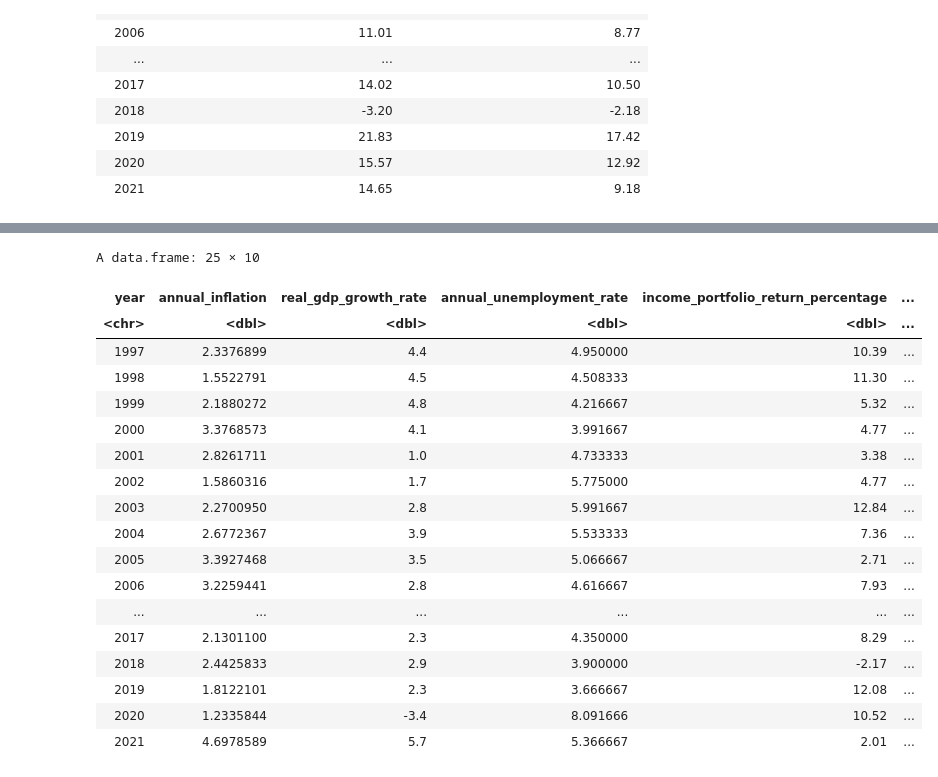
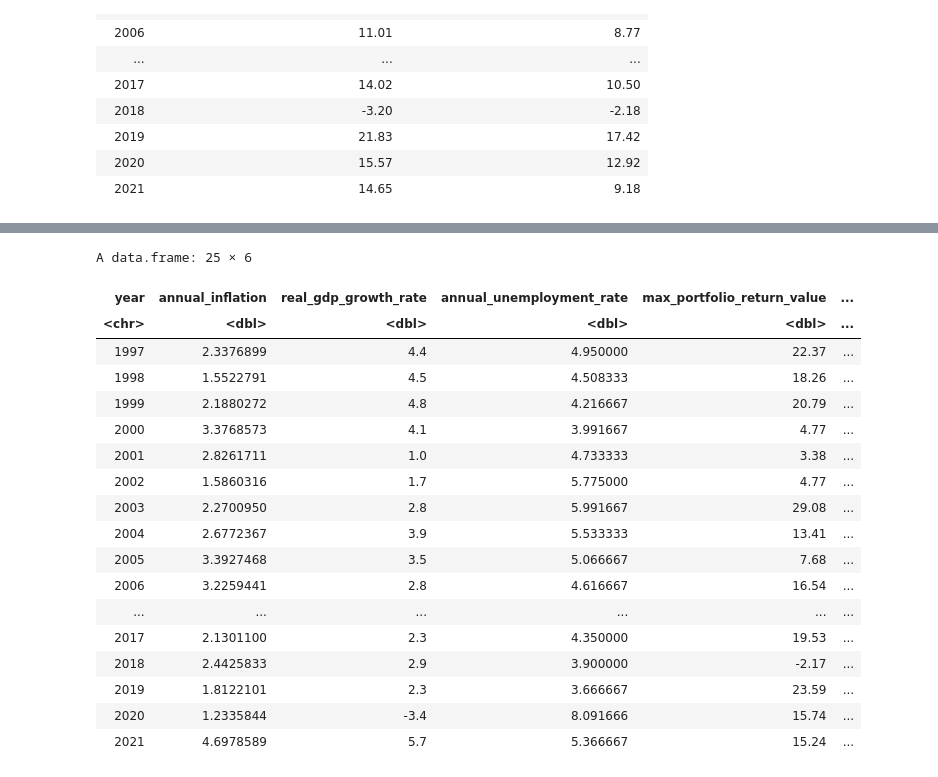
Before and after one commit to Arioniums/DSCI_100_125, a Jupyter notebook: Data Sets.ipynb, the cells around one changed output, grey strips where cells are left out. Cells and saved outputs as stored; diff of their text form; code cells hidden in the pictures.

```diff
--- a/Data Sets.ipynb
+++ b/Data Sets.ipynb
@@ -84,7 +99,11 @@ A tibble: 25 × 2
 | 2020 | -3.4 |
 | 2021 | 5.7 |
 # %%
-unemployment_data <- read_csv("data/unemployment_rates.csv", skip=1)
+unemployment_url <- "https://raw.githubusercontent.com/Arioniums/DSCI_100_125/main/data/unemployment_rates.csv"
+unemployment_path <- "unemployment_rates_data.csv"
+download.file(unemployment_url, destfile = unemployment_path)
+unemployment_data <- read_csv(unemployment_path, skip=1)
+
 unemployment_data_c <- filter(unemployment_data, LOCATION == "USA") |>
                     select(TIME, Value) |>
                     filter(between(TIME, 1997, 2021))
@@ -133,7 +152,10 @@ A tibble: 25 × 2
 | 2020 | 8.091666 |
 | 2021 | 5.366667 |
 # %%
-income_portfolio_data_c <- read_csv("data/income_portfolio.csv", skip = 1, col_names= c("year","X2","income_portfolio_return")) |>
+income_portfolio_url <- "https://raw.githubusercontent.com/Arioniums/DSCI_100_125/main/data/income_portfolio.csv"
+income_portfolio_path <- "income_portfolio_data.csv"
+download.file(income_portfolio_url, destfile = income_portfolio_path)
+income_portfolio_data_c <- read_csv(income_portfolio_path, skip = 1, col_names= c("year","X2","income_portfolio_return")) |>
                             select(year, income_portfolio_return) |>
                             filter(between(year, 1997, 2021))
 
@@ -175,7 +197,11 @@ A tibble: 25 × 2
 | 2020 | 10.52 |
 | 2021 | 2.01 |
 # %%
-sf_fs_portfolio_data_c <- read_csv("data/sixty_forty_and_forty_sixty_portfolio_data.csv", skip = 3, col_names= c("year","X2","60/40_portfolio_return","X3","40/60_portfolio_return")) |>
+sixty_forty_and_forty_sixty_portfolio_url <- "https://raw.githubusercontent.com/Arioniums/DSCI_100_125/main/data/sixty_forty_and_forty_sixty_portfolio_data.csv"
+sf_and_fs_path <- "sixty_forty_and_forty_sixty_portfolio_data.csv"
+download.file(sixty_forty_and_forty_sixty_portfolio_url, destfile = sf_and_fs_path)
+
+sf_fs_portfolio_data_c <- read_csv(sf_and_fs_path, skip = 3, col_names= c("year","X2","60/40_portfolio_return","X3","40/60_portfolio_return")) |>
                                                 select(year, "60/40_portfolio_return", "40/60_portfolio_return") |>
                                                 filter(between(year, 1997, 2021))
 
@@ -220,7 +246,11 @@ A tibble: 25 × 3
 | 2020 | 15.57 | 12.92 |
 | 2021 | 14.65 | 9.18 |
 # %%
-gmc_portfolios_data_c <- read_csv("data/growth_moderate_conservative_portfolios.csv", skip = 3, col_names= c("year","X2","growth_portfolio_return","X3","moderate_portfolio_return","X4","conservative_portfolio_return")) |>
+gmc_url <- "https://raw.githubusercontent.com/Arioniums/DSCI_100_125/main/data/growth_moderate_conservative_portfolios.csv"
+gmc_path <- "growth_moderate_conservative_portfolios.csv"
+download.file(gmc_url, destfile = gmc_path)
+
+gmc_portfolios_data_c <- read_csv(gmc_path, skip = 3, col_names= c("year","X2","growth_portfolio_return","X3","moderate_portfolio_return","X4","conservative_portfolio_return")) |>
                                                 select(year, growth_portfolio_return, moderate_portfolio_return, conservative_portfolio_return) |>
                                                 filter(between(year, 1997, 2021))
 
@@ -267,53 +297,61 @@ A tibble: 25 × 4
 | 2020 | 15.74 | 14.00 | 12.26 |
 | 2021 | 15.24 | 10.83 | 6.42 |
 # %%
-#merging datasets
+#merging datasets: portfolios first
 
 project_ds1 <- merge(
                     x = inflation_data_c,
                     y = gdp_data_c,
                     by = "year")
 project_ds2 <- merge(
                     x = project_ds1,
                     y = unemployment_data_c,
                     by = "year")
 project_ds3 <- merge(
                     x = project_ds2,
                     y = income_portfolio_data_c,
                     by = "year")
 project_ds4 <- merge(
                     x = project_ds3,
                     y = sf_fs_portfolio_data_c,
                     by = "year")
 project_ds_c <- merge(
                     x = project_ds4,
                     y = gmc_portfolios_data_c,
                     by = "year")
 
+#find max portfolio
+
+project_ds_c$max_portfolio_return_value <- do.call(pmax, project_ds_c[5:10])
+project_ds_c$max_portfolio_return_name <- colnames(project_ds_c[5:10])[max.col(project_ds_c[5:10])]
+
+#delete portfolio rows
+project_ds <- select(project_ds_c, year, annual_inflation, real_gdp_growth_rate, annual_unemployment_rate, max_portfolio_return_value, max_portfolio_return_name)
+
 #unemployment_data_c
 #income_portfolio_data_c
 #sf_fs_portfolio_data_c
 #gmc_portfolios_data_c
 
 # the merge happens for each of row in inflation_data, correct this.
-project_ds_c
+project_ds
 # %% [output]
-A data.frame: 25 × 10
+A data.frame: 25 × 6
-| year | annual_inflation | real_gdp_growth_rate | annual_unemployment_rate | income_portfolio_return_percentage | ... |
+| year | annual_inflation | real_gdp_growth_rate | annual_unemployment_rate | max_portfolio_return_value | ... |
 | <chr> | <dbl> | <dbl> | <dbl> | <dbl> | ... |
-| 1997 | 2.3376899 | 4.4 | 4.950000 | 10.39 | ... |
-| 1998 | 1.5522791 | 4.5 | 4.508333 | 11.30 | ... |
-| 1999 | 2.1880272 | 4.8 | 4.216667 | 5.32 | ... |
+| 1997 | 2.3376899 | 4.4 | 4.950000 | 22.37 | ... |
+| 1998 | 1.5522791 | 4.5 | 4.508333 | 18.26 | ... |
+| 1999 | 2.1880272 | 4.8 | 4.216667 | 20.79 | ... |
 | 2000 | 3.3768573 | 4.1 | 3.991667 | 4.77 | ... |
 | 2001 | 2.8261711 | 1.0 | 4.733333 | 3.38 | ... |
 | 2002 | 1.5860316 | 1.7 | 5.775000 | 4.77 | ... |
-| 2003 | 2.2700950 | 2.8 | 5.991667 | 12.84 | ... |
-| 2004 | 2.6772367 | 3.9 | 5.533333 | 7.36 | ... |
-| 2005 | 3.3927468 | 3.5 | 5.066667 | 2.71 | ... |
-| 2006 | 3.2259441 | 2.8 | 4.616667 | 7.93 | ... |
+| 2003 | 2.2700950 | 2.8 | 5.991667 | 29.08 | ... |
+| 2004 | 2.6772367 | 3.9 | 5.533333 | 13.41 | ... |
+| 2005 | 3.3927468 | 3.5 | 5.066667 | 7.68 | ... |
+| 2006 | 3.2259441 | 2.8 | 4.616667 | 16.54 | ... |
 | ... | ... | ... | ... | ... | ... |
-| 2017 | 2.1301100 | 2.3 | 4.350000 | 8.29 | ... |
+| 2017 | 2.1301100 | 2.3 | 4.350000 | 19.53 | ... |
 | 2018 | 2.4425833 | 2.9 | 3.900000 | -2.17 | ... |
-| 2019 | 1.8122101 | 2.3 | 3.666667 | 12.08 | ... |
-| 2020 | 1.2335844 | -3.4 | 8.091666 | 10.52 | ... |
-| 2021 | 4.6978589 | 5.7 | 5.366667 | 2.01 | ... |
+| 2019 | 1.8122101 | 2.3 | 3.666667 | 23.59 | ... |
+| 2020 | 1.2335844 | -3.4 | 8.091666 | 15.74 | ... |
+| 2021 | 4.6978589 | 5.7 | 5.366667 | 15.24 | ... |
```
Also changed, not shown: parts of 5 cells of this notebook.
